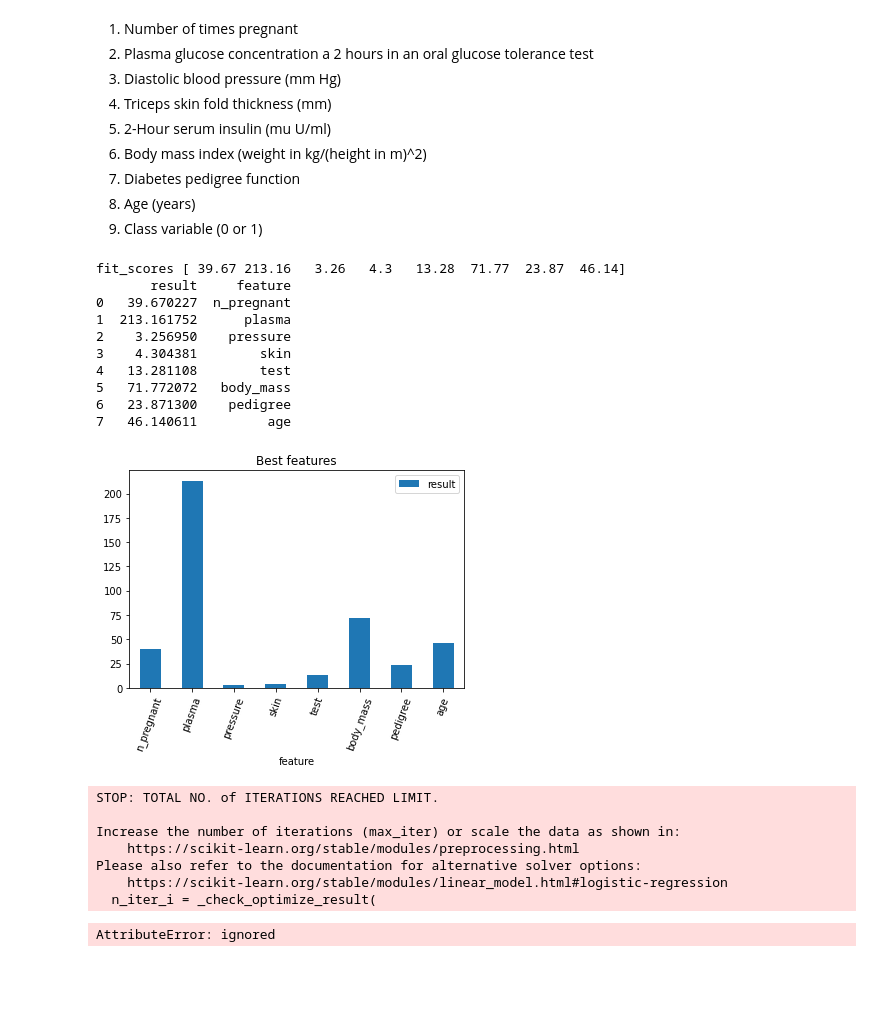
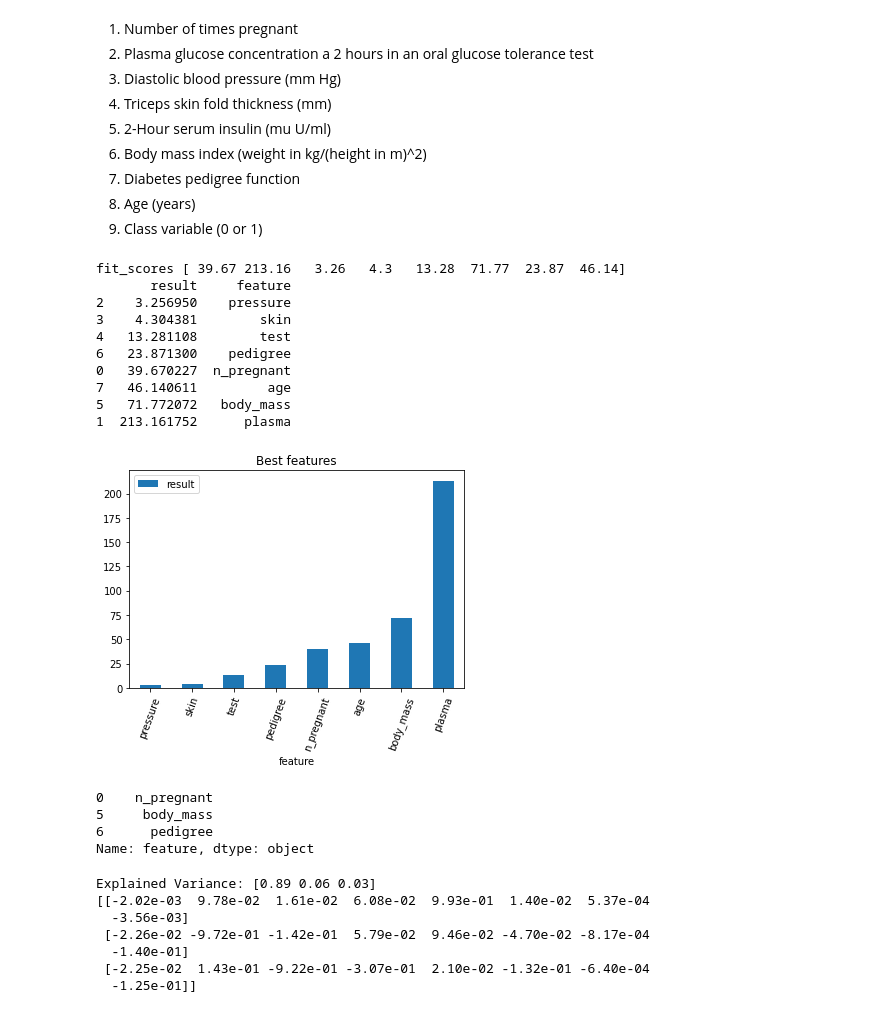
Before and after one commit to armandoordonez/eda_couse, a Jupyter notebook: Features_selection_2".ipynb, the cells around one changed output. Cells and saved outputs as stored; diff of their text form; code cells hidden in the pictures; blank space fills up the shorter version.

```diff
--- a/Features_selection_2".ipynb
+++ b/Features_selection_2".ipynb
@@ -37,66 +36,95 @@ dataframe.head()
 import pandas as pd
 
 import matplotlib.pyplot as plot
 
-
 array = dataframe.values
 X = array[:,0:8]
 Y = array[:,8]
-# feature extraction
+
+# feature selection
 test = SelectKBest(score_func=f_classif, k=4)
 fit = test.fit(X, Y)
+
 # summarize scores
 set_printoptions(precision=2)
 print("fit_scores", fit.scores_)
-type(fit.scores_)
+# type(fit.scores_)
 
 fit_dataframe = pd.DataFrame(fit.scores_)
 
-
 fit_dataframe['feature'] = pd.Series(dataframe.columns.values.tolist())
 fit_dataframe.rename(columns={fit_dataframe.columns[0]: 'result'},inplace=True)
+
+fit_dataframe= fit_dataframe.sort_values('result')
 
 print(fit_dataframe)
 
 fit_dataframe.plot.bar(x="feature", y="result", rot=70, title="Best features");
 
 plot.show(block=True);
 # %% [output]
 fit_scores [ 39.67 213.16   3.26   4.3   13.28  71.77  23.87  46.14]
        result     feature
-0   39.670227  n_pregnant
-1  213.161752      plasma
 2    3.256950    pressure
 3    4.304381        skin
 4   13.281108        test
+6   23.871300    pedigree
+0   39.670227  n_pregnant
+7   46.140611         age
 5   71.772072   body_mass
-6   23.871300    pedigree
-7   46.140611         age
+1  213.161752      plasma
-[figure, old version]
+[figure, new version]
 # %%
 # https://machinelearningmastery.com/rfe-feature-selection-in-python/
 # Feature Extraction with RFE
 from pandas import read_csv
 from sklearn.feature_selection import RFE
 from sklearn.linear_model import LogisticRegression
+
 # load data
-
 array = dataframe.values
 X = array[:,0:8]
 Y = array[:,8]
 # feature extraction
-model = LogisticRegression()
 
-fit = model.fit(X, Y)
-print("Num Features: %d" % fit.n_features_)
-print("Selected Features: %s" % fit.support_)
-print("Feature Ranking: %s" % fit.ranking_)
+model = LogisticRegression(solver='lbfgs',max_iter=200)
+rfe = RFE(model, n_features_to_select=3)
+
+fit = rfe.fit(X, Y)
+#print("Num Features: %d" % fit.n_features_)
+#print("Selected Features: %s" % fit.support_)
+#print("Feature Ranking: %s" % fit.ranking_)
+
+type(fit.support_)
+
+
+fit_dataframe = pd.DataFrame(fit.support_)
+
+fit_dataframe['feature'] = pd.Series(dataframe.columns.values.tolist())
+fit_dataframe.rename(columns={fit_dataframe.columns[0]: 'result'},inplace=True)
+
+fit_dataframe= fit_dataframe.sort_values('result')
+
+fit_dataframe.loc[fit_dataframe['result'] == True, 'feature']
 # %% [output]
-STOP: TOTAL NO. of ITERATIONS REACHED LIMIT.
-
-Increase the number of iterations (max_iter) or scale the data as shown in:
-    https://scikit-learn.org/stable/modules/preprocessing.html
-Please also refer to the documentation for alternative solver options:
-    https://scikit-learn.org/stable/modules/linear_model.html#logistic-regression
-  n_iter_i = _check_optimize_result(
+0    n_pregnant
+5     body_mass
+6      pedigree
+Name: feature, dtype: object
-AttributeError: ignored
+# %%
+from sklearn.decomposition import PCA
+
+# feature extraction
+pca = PCA(n_components=3)
+fit = pca.fit(X)
+# summarize components
+print("Explained Variance: %s" % fit.explained_variance_ratio_)
+print(fit.components_)
+# %% [output]
+Explained Variance: [0.89 0.06 0.03]
+[[-2.02e-03  9.78e-02  1.61e-02  6.08e-02  9.93e-01  1.40e-02  5.37e-04
+  -3.56e-03]
+ [-2.26e-02 -9.72e-01 -1.42e-01  5.79e-02  9.46e-02 -4.70e-02 -8.17e-04
+  -1.40e-01]
+ [-2.25e-02  1.43e-01 -9.22e-01 -3.07e-01  2.10e-02 -1.32e-01 -6.40e-04
+  -1.25e-01]]
```
Also changed, not shown: parts of 2 cells of this notebook.
